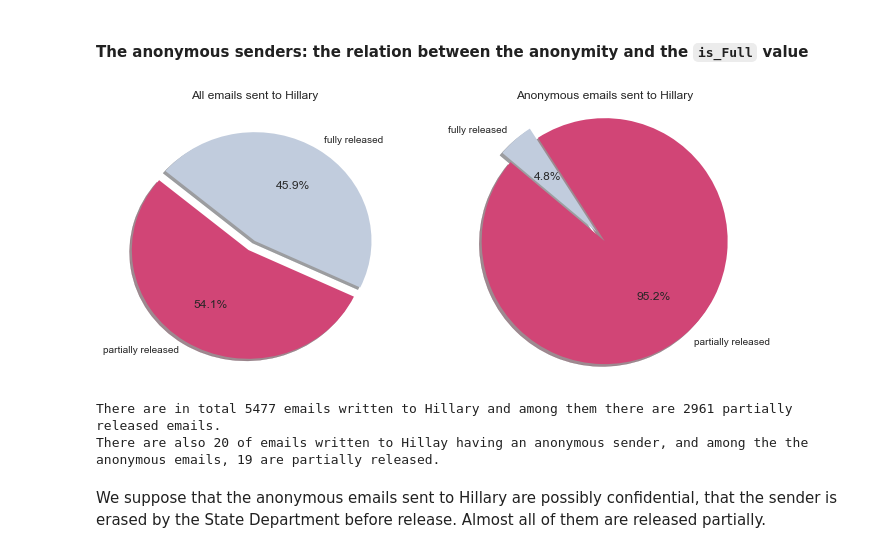
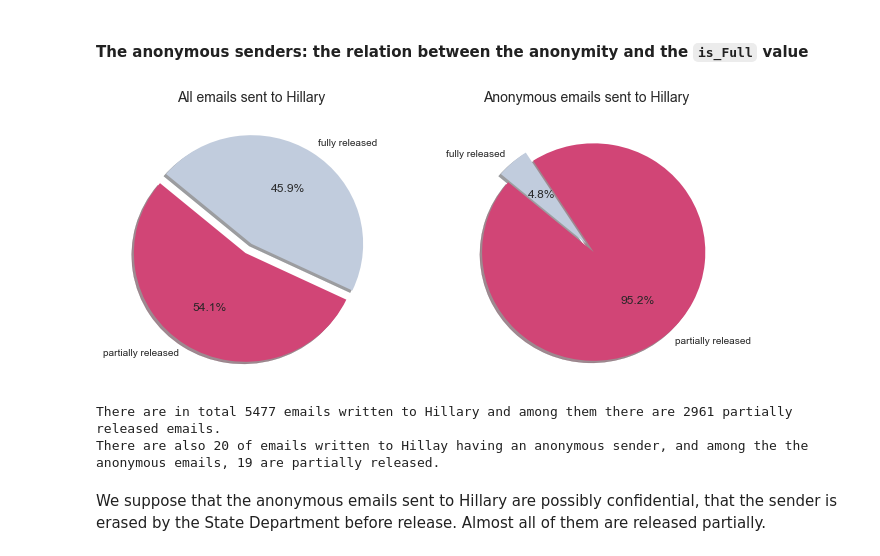
Before and after one commit to yusiZou/zalda, a Jupyter notebook: Secret-of-Clinton_version1.0.ipynb, the cells around one changed output. Saved outputs shown, nothing was run; the diff lists cells and outputs as text; code cells hidden in the pictures.

Commit message:
Add new chart

```diff
--- a/Secret-of-Clinton_version1.0.ipynb
+++ b/Secret-of-Clinton_version1.0.ipynb
@@ -374,42 +374,40 @@ emails_partial = emails_sb2H[emails_sb2H['is_Full'] == 0]
 num_partial_anonymous = 0
 for _, full in empty_senders:
     if full == 0:
         num_partial_anonymous +=1
 
 
 num_sb2H = len(emails_sb2H)
 num_part = len(emails_partial)
 num_anon = len(empty_senders)
 num_partial_anonymous
 
-fig, ax = plt.subplots(ncols=2, figsize = (11.5,5))
+fig, ax = plt.subplots(ncols=2, figsize = (11,5))
 # Data to plot
 labels1 = 'partially released', 'fully released'
 sizes1 = [num_part, num_sb2H - num_part]
 labels2 = 'partially released', 'fully released'
 sizes2 = [num_anon, num_anon - num_partial_anonymous]
 colors = ['#d14576', '#c1ccdd']
-explode1 = (0.1, 0)  # explode 1st slice
-explode2 = (0.1, 0)
+explode = (0.1, 0)  # explode 1st slice
 
 # Plot
 plt.subplot(121)
-plt.pie(sizes1, explode=explode1, labels=labels1, colors=colors,
+plt.pie(sizes1, explode=explode, labels=labels1, colors=colors,
         autopct='%1.1f%%', shadow=True, startangle=140)
-plt.title('All emails sent to Hillary')
+plt.title('All emails sent to Hillary', size=14)
 
 plt.subplot(122)
-plt.pie(sizes2, explode=explode2, labels=labels2, colors=colors,
+plt.pie(sizes2, explode=explode, labels=labels2, colors=colors,
         autopct='%1.1f%%', shadow=True, startangle=140)
-plt.title('Anonymous emails sent to Hillary')
+plt.title('Anonymous emails sent to Hillary', size=14)
 
-plt.axis('equal')
 plt.show()
 
 print(f'There are in total {len(emails_sb2H)} emails written to Hillary and among them there are {len(emails_partial)} partially released emails. \n\
 There are also {len(empty_senders)} of emails written to Hillay having an anonymous sender, and among the the anonymous emails, {num_partial_anonymous} are partially released.')
 # %% [output]
-[figure, old version]
+[figure, new version]
 There are in total 5477 emails written to Hillary and among them there are 2961 partially released emails.
 There are also 20 of emails written to Hillay having an anonymous sender, and among the the anonymous emails, 19 are partially released.
 # %% [markdown]
```
Also changed, not shown: parts of 1 cell of this notebook, 1 other file.
